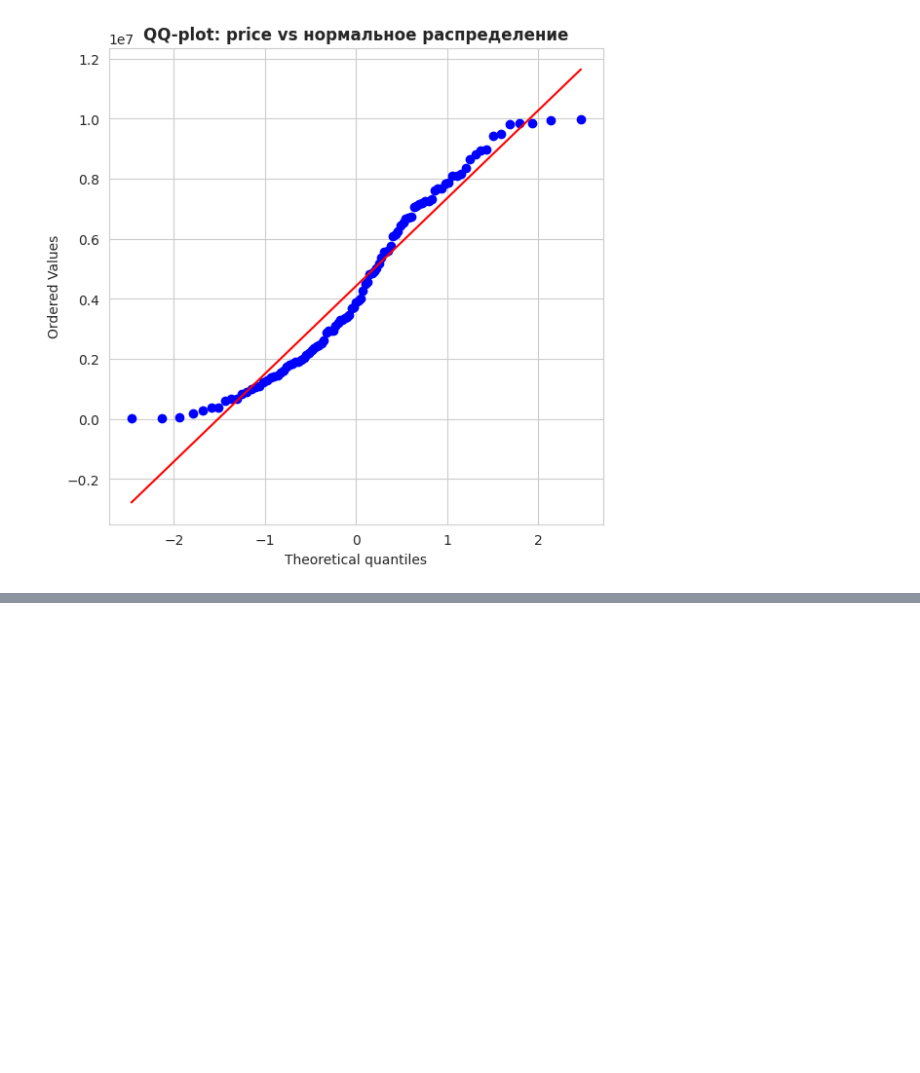
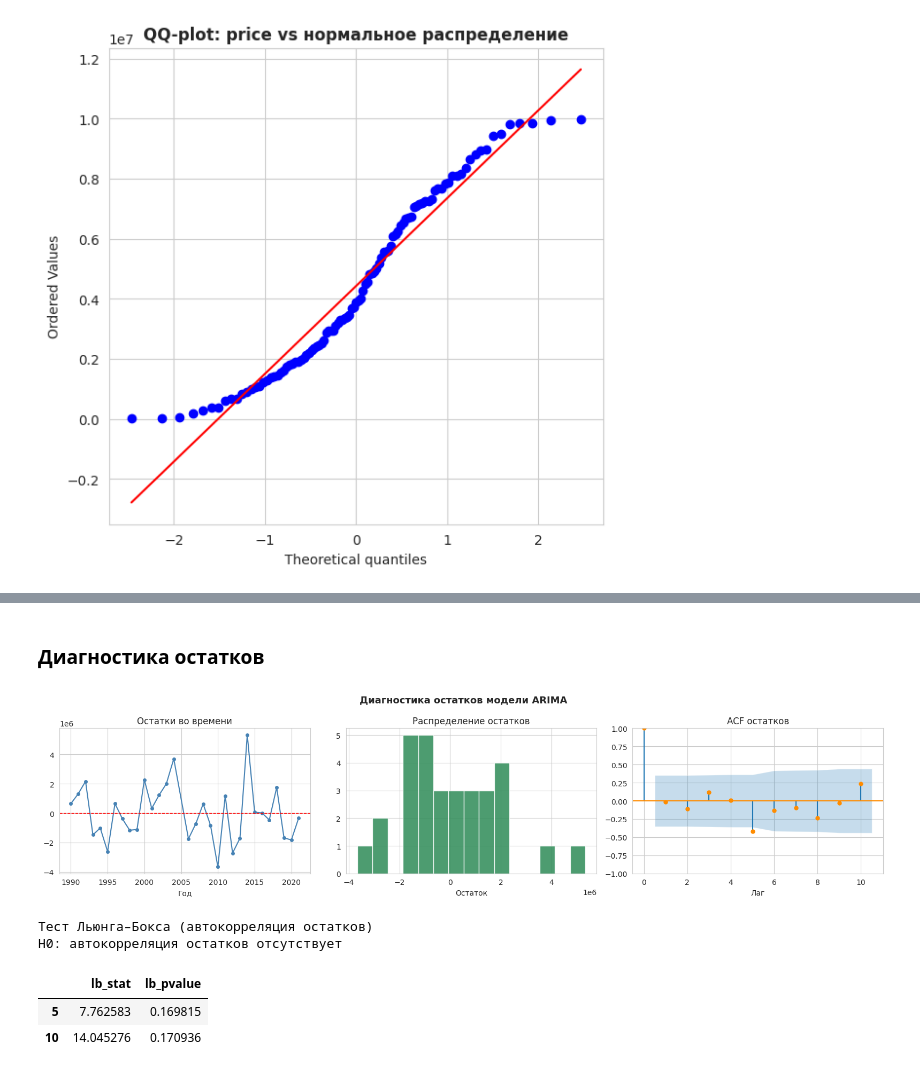
Before and after one commit to boshetunmay1/paris-real-estate-analysis, a Jupyter notebook: kursovaya.ipynb, the cells around one changed output, grey strips where cells are left out. Cells and saved outputs as stored; diff of their text form; code cells hidden in the pictures; blank space fills up the shorter version.

```diff
--- a/kursovaya.ipynb
+++ b/kursovaya.ipynb
@@ -615,0 +892,43 @@ plt.show()
+# %% [markdown]
+### Диагностика остатков
+# %%
+residuals = best_model.resid
+
+fig, axes = plt.subplots(1, 3, figsize=(16, 4))
+fig.suptitle('Диагностика остатков модели ARIMA',
+             fontsize=13, fontweight='bold')
+
+#остатки во времени
+axes[0].plot(ts['year'], residuals, color='steelblue',
+             marker='o', linewidth=1.5, markersize=4)
+axes[0].axhline(0, color='red', linestyle='--', linewidth=1)
+axes[0].set_title('Остатки во времени')
+axes[0].set_xlabel('Год')
+
+#гистограмма остатков
+axes[1].hist(residuals, bins=15, color='seagreen',
+             edgecolor='white', alpha=0.85)
+axes[1].set_title('Распределение остатков')
+axes[1].set_xlabel('Остаток')
+
+#ACF остатков
+plot_acf(residuals, lags=min(10, len(residuals)//2 - 1),
+         ax=axes[2], color='darkorange', title='ACF остатков')
+axes[2].set_xlabel('Лаг')
+
+plt.tight_layout()
+plt.show()
+
+#Тест Льюнга–Бокса на автокорреляцию остатков
+from statsmodels.stats.diagnostic import acorr_ljungbox
+lb_test = acorr_ljungbox(residuals, lags=[5, 10], return_df=True)
+print("Тест Льюнга–Бокса (автокорреляция остатков)")
+print("H0: автокорреляция остатков отсутствует")
+display(lb_test)
+# %% [output]
+[figure, added]
+Тест Льюнга–Бокса (автокорреляция остатков)
+H0: автокорреляция остатков отсутствует
+|  | lb_stat | lb_pvalue |
+| 5 | 7.762583 | 0.169815 |
+| 10 | 14.045276 | 0.170936 |
```
Also changed, not shown: parts of 15 cells of this notebook.
